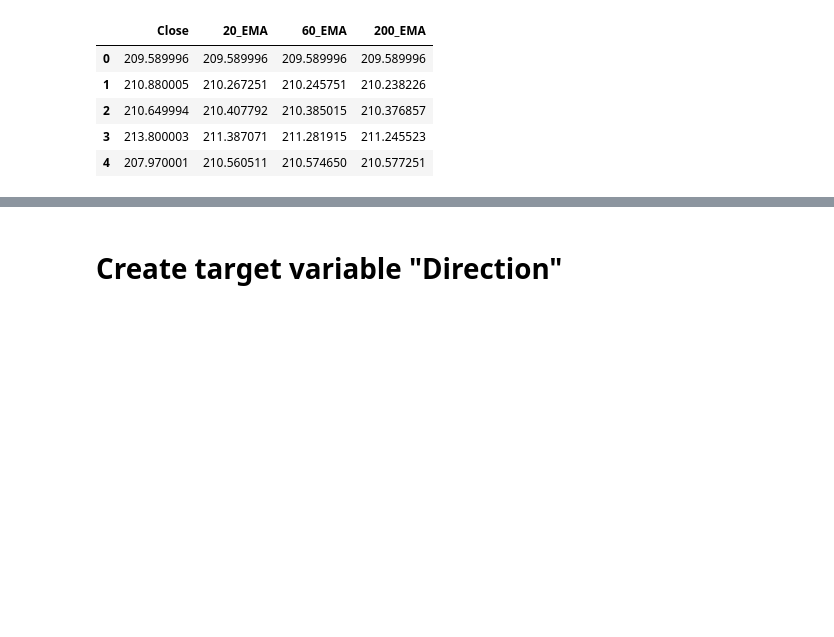
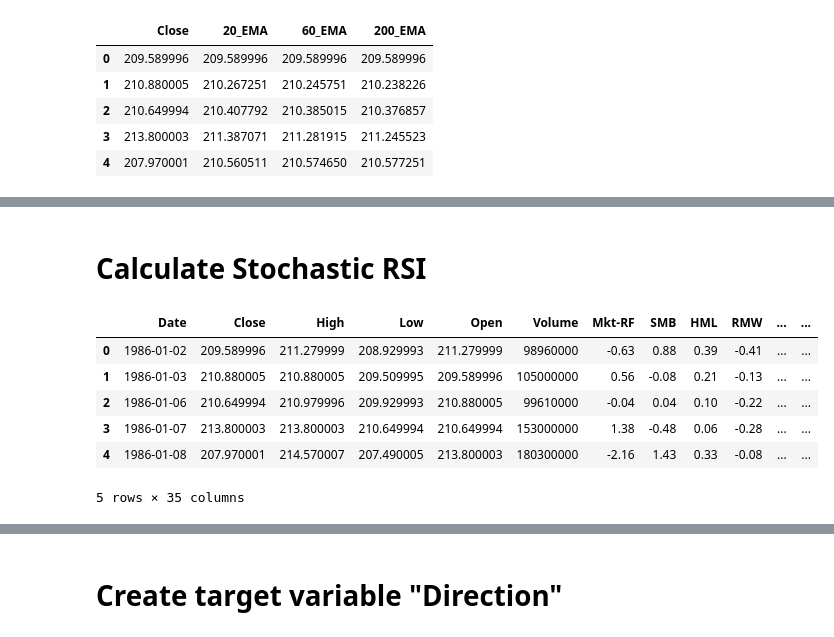
Before and after one commit to ADO183115/predicting-next-day-price-direction, a Jupyter notebook: preprocessing.ipynb, the cells around one changed output, grey strips where cells are left out. Cells and saved outputs as stored; diff of their text form; code cells hidden in the pictures; blank space fills up the shorter version.

```diff
--- a/preprocessing.ipynb
+++ b/preprocessing.ipynb
@@ -82,0 +86,2 @@ merged_df.head()
+# %% [markdown]
+# Calculate Stochastic RSI
@@ -82,0 +91,10 @@ merged_df.head()
+# %%
+merged_df.head()
+# %% [output]
+|  | Date | Close | High | Low | Open | Volume | Mkt-RF | SMB | HML | RMW | ... | ... |
+| 0 | 1986-01-02 | 209.589996 | 211.279999 | 208.929993 | 211.279999 | 98960000 | -0.63 | 0.88 | 0.39 | -0.41 | ... | ... |
+| 1 | 1986-01-03 | 210.880005 | 210.880005 | 209.509995 | 209.589996 | 105000000 | 0.56 | -0.08 | 0.21 | -0.13 | ... | ... |
+| 2 | 1986-01-06 | 210.649994 | 210.979996 | 209.929993 | 210.880005 | 99610000 | -0.04 | 0.04 | 0.10 | -0.22 | ... | ... |
+| 3 | 1986-01-07 | 213.800003 | 213.800003 | 210.649994 | 210.649994 | 153000000 | 1.38 | -0.48 | 0.06 | -0.28 | ... | ... |
+| 4 | 1986-01-08 | 207.970001 | 214.570007 | 207.490005 | 213.800003 | 180300000 | -2.16 | 1.43 | 0.33 | -0.08 | ... | ... |
+5 rows × 35 columns
```
Also changed, not shown: parts of 19 cells of this notebook, 2 other files.
